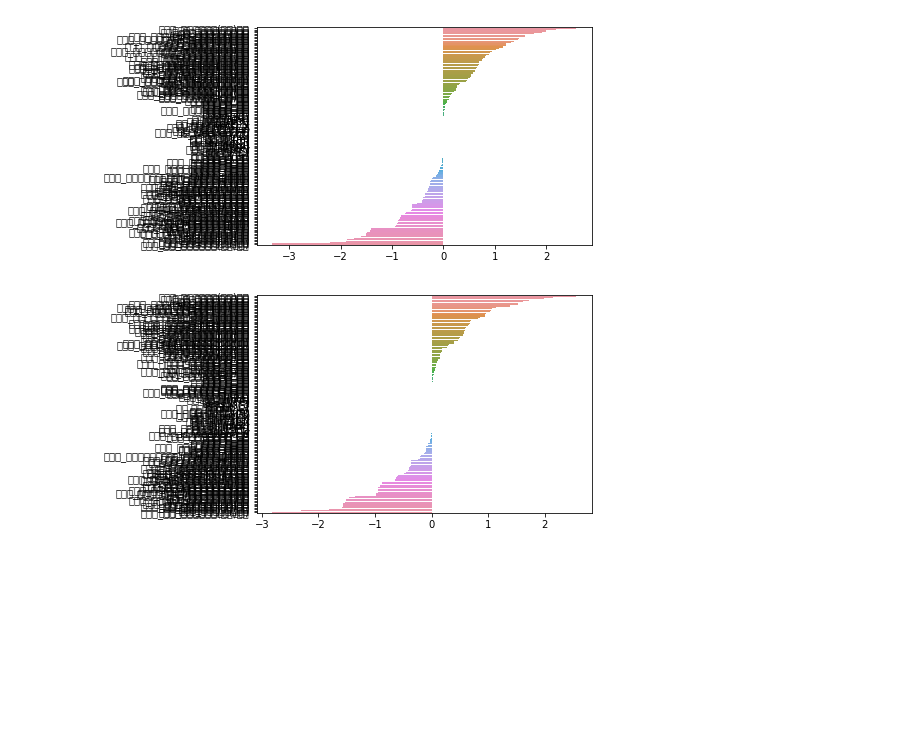
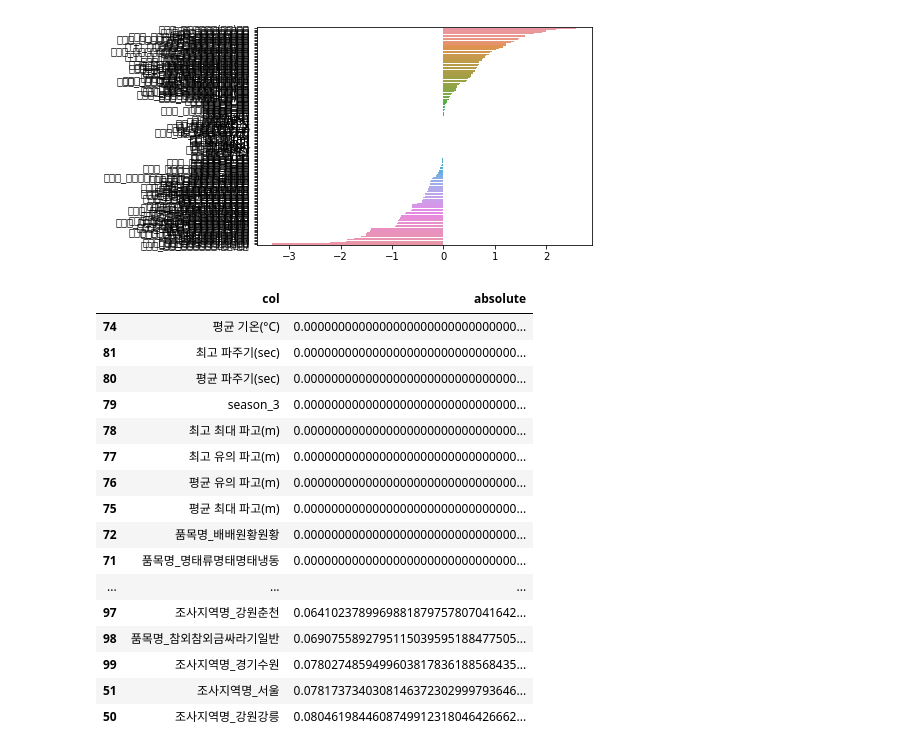
Before and after one commit to meowpunch/bobsim-research, a Jupyter notebook: src/main/python/grid_search.ipynb, the cells around one changed output. Drawn from its saved outputs; the diff is of its cells as text; code cells hidden in the pictures; blank space fills up the shorter version.

```diff
--- a/src/main/python/grid_search.ipynb
+++ b/src/main/python/grid_search.ipynb
@@ -271,10 +263,27 @@ plot_coef(ela2, X_train2)
 품목명_미나리미나리미나리(일반)일반   -3.33811
 Length: 150, dtype: float64
 [figure]
-# %%
-pd.options.display.float_format = '{:.5f}'.format
-
-
-l_coef = plot_coef(elastic_net)
-# %% [output]
-[figure, removed]
+# %%
+pd.options.display.float_format = '{:,.200f}'.format
+
+final = coef_series.reset_index().rename(columns={"index": "col", 0: "val"})
+absolute = final.assign(absolute = lambda x: abs(x.val))
+absolute.sort_values("absolute", ascending=True).head(50).drop("val", axis=1)
+# %% [output]
+|  | col | absolute |
+| 74 | 평균 기온(°C) | 0.0000000000000000000000000000000... |
+| 81 | 최고 파주기(sec) | 0.0000000000000000000000000000000... |
+| 80 | 평균 파주기(sec) | 0.0000000000000000000000000000000... |
+| 79 | season_3 | 0.0000000000000000000000000000000... |
+| 78 | 최고 최대 파고(m) | 0.0000000000000000000000000000000... |
+| 77 | 최고 유의 파고(m) | 0.0000000000000000000000000000000... |
+| 76 | 평균 유의 파고(m) | 0.0000000000000000000000000000000... |
+| 75 | 평균 최대 파고(m) | 0.0000000000000000000000000000000... |
+| 72 | 품목명_배배원황원황 | 0.0000000000000000000000000000000... |
+| 71 | 품목명_명태류명태명태냉동 | 0.0000000000000000000000000000000... |
+| ... | ... | ... |
+| 97 | 조사지역명_강원춘천 | 0.0641023789969881879757807041642... |
+| 98 | 품목명_참외참외금싸라기일반 | 0.0690755892795115039595188477505... |
+| 99 | 조사지역명_경기수원 | 0.0780274859499603817836188568435... |
+| 51 | 조사지역명_서울 | 0.0781737340308146372302999793646... |
+| 50 | 조사지역명_강원강릉 | 0.0804619844608749912318046426662... |
```
Also changed, not shown: parts of 24 cells of this notebook, 3 other files.
